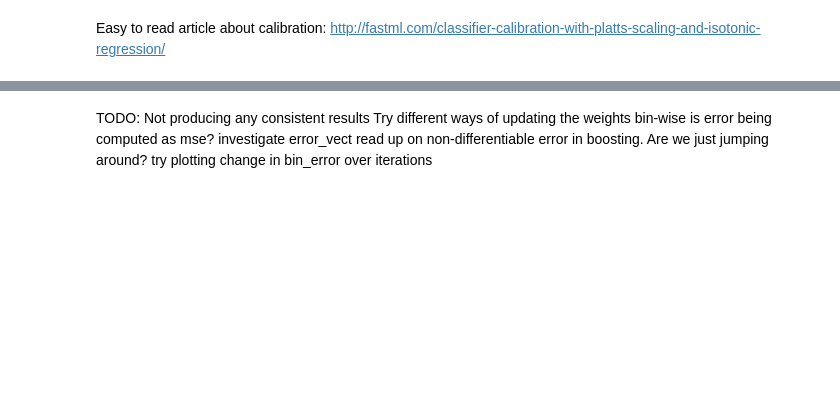
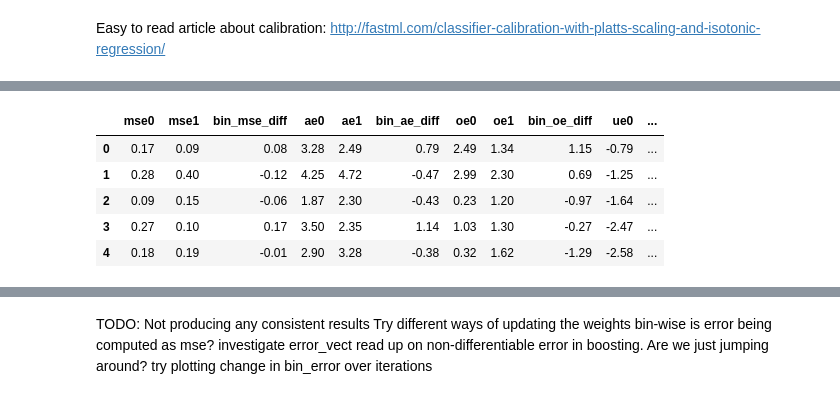
Before and after one commit to caitlinkuhlman/fair_ranking, a Jupyter notebook: test_calibration_by_groups.ipynb, the cells around one changed output, grey strips where cells are left out. Cells and saved outputs as stored; diff of their text form; code cells hidden in the pictures; blank space fills up the shorter version.

```diff
--- a/test_calibration_by_groups.ipynb
+++ b/test_calibration_by_groups.ipynb
@@ -260,0 +266,9 @@ group1:  (31, 3)
+# %%
+calibrate_errors
+# %% [output]
+|  | mse0 | mse1 | bin_mse_diff | ae0 | ae1 | bin_ae_diff | oe0 | oe1 | bin_oe_diff | ue0 | ... |
+| 0 | 0.17 | 0.09 | 0.08 | 3.28 | 2.49 | 0.79 | 2.49 | 1.34 | 1.15 | -0.79 | ... |
+| 1 | 0.28 | 0.40 | -0.12 | 4.25 | 4.72 | -0.47 | 2.99 | 2.30 | 0.69 | -1.25 | ... |
+| 2 | 0.09 | 0.15 | -0.06 | 1.87 | 2.30 | -0.43 | 0.23 | 1.20 | -0.97 | -1.64 | ... |
+| 3 | 0.27 | 0.10 | 0.17 | 3.50 | 2.35 | 1.14 | 1.03 | 1.30 | -0.27 | -2.47 | ... |
+| 4 | 0.18 | 0.19 | -0.01 | 2.90 | 3.28 | -0.38 | 0.32 | 1.62 | -1.29 | -2.58 | ... |
```
Also changed, not shown: parts of 34 cells of this notebook.
